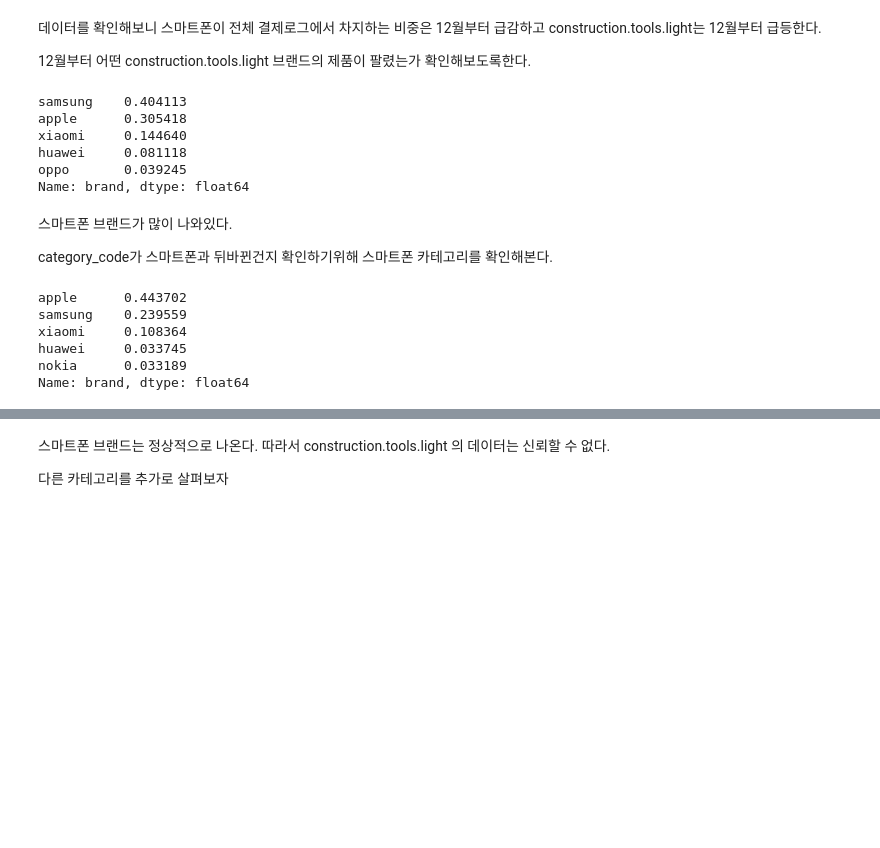
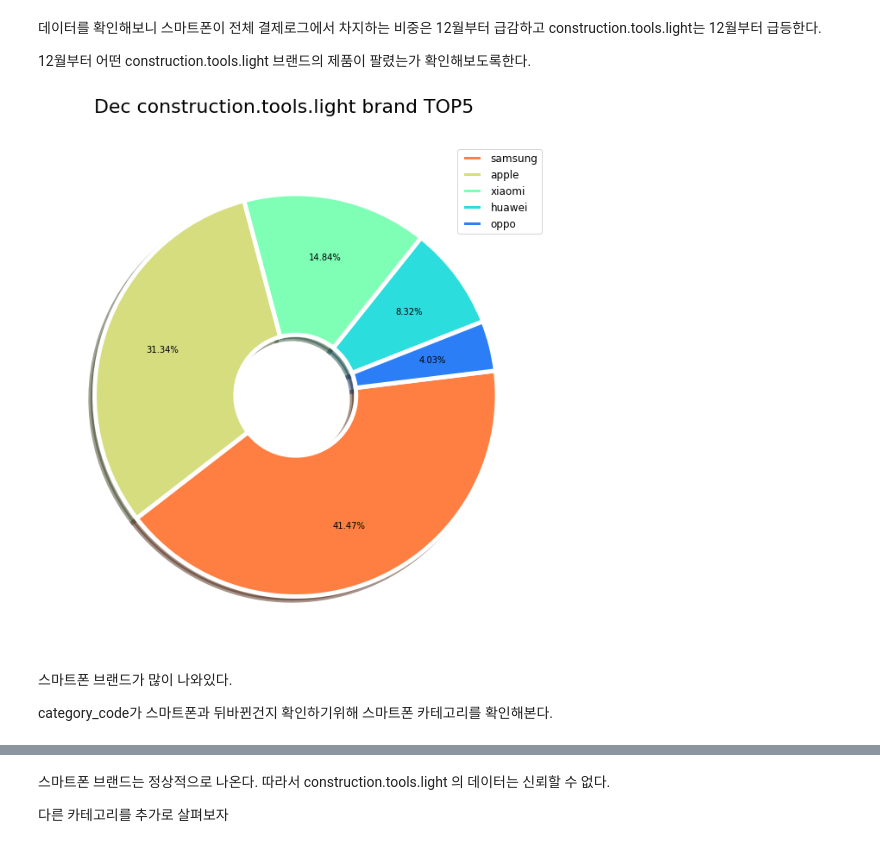
Before and after one commit to Sungpil3/Code_States_Project2, a Jupyter notebook: E-commerce_Analysis/data_problem.ipynb, the cells around one changed output, grey strips where cells are left out. Drawn from its saved outputs; the diff is of its cells as text; code cells hidden in the pictures; blank space fills up the shorter version.

Commit message:
data_problem 수정

```diff
--- a/E-commerce_Analysis/data_problem.ipynb
+++ b/E-commerce_Analysis/data_problem.ipynb
@@ -5,7 +5,31 @@ import pandas as pd
 import plotly.graph_objects as go
 import plotly.express as px
 from my_function import to_hour_category
+import seaborn as sns
+import matplotlib.pyplot as plt
 pd.options.display.max_columns = None
+
+def make_pie_chart(arg_df, arg_label, arg_value, arg_title):
+    fig, ax = plt.subplots(1, 1, figsize=(15, 9))
+    fig.suptitle(arg_title, fontsize=22)
+    fig.subplots_adjust(left=0.125, bottom=0., right=0.9, top=0.9, wspace=0.2, hspace=0.4)
+    sns.axes_style(style='darkgrid')
+
+    # 들어갈 라벨
+    labels=arg_df[arg_label]
+
+    # 색설정 및 몇개 색이 필요한지 len값으로 설정
+    colors = sns.color_palette('rainbow_r',len(arg_df[arg_label]))
+
+    # 하얀색 테두리 그리기
+    wedgeprops={'width': 0.7, 'edgecolor': 'w', 'linewidth': 5}
+
+    # price에 대한 파이나누기(소숫점 둘째점까지 표현)
+    plt.pie(arg_df[arg_value], autopct = "%1.2f%%", pctdistance=0.7,
+    startangle=7, counterclock=False, shadow=True, colors=colors, wedgeprops=wedgeprops)
+    plt.legend(labels, fontsize = 12, loc = 'upper right')
+    plt.show()
+
 def load_data():
     # 데이터 불러오기
     df = pd.read_pickle("../../discarded_data/groupby_time_data.pkl")
@@ -65,24 +89,12 @@ del temp_df
 # %%
 # 12월에 팔린 로그만 모아둔 데이터를 불러와서 브랜드를 확인해보자
 df = pd.read_parquet("../../discarded_data/purchase_2019-Dec.parquet.gzip")
-df[df["category_code"] == "construction.tools.light"]["brand"].value_counts(normalize=True)[:5]
+temp_df = df[df["category_code"] == "construction.tools.light"]["brand"].value_counts()[:5] * 100
+temp_df = pd.DataFrame(temp_df).reset_index()
+make_pie_chart(temp_df, "index", "brand", "Dec construction.tools.light brand TOP5")
 # %% [output]
-samsung    0.404113
-apple      0.305418
-xiaomi     0.144640
-huawei     0.081118
-oppo       0.039245
-Name: brand, dtype: float64
+[figure, added]
 # %% [markdown]
 스마트폰 브랜드가 많이 나와있다.
 
 category_code가 스마트폰과 뒤바뀐건지 확인하기위해 스마트폰 카테고리를 확인해본다.
-# %%
-df[df["category_code"] == "electronics.smartphone"]["brand"].value_counts(normalize=True)[:5]
-# %% [output]
-apple      0.443702
-samsung    0.239559
-xiaomi     0.108364
-huawei     0.033745
-nokia      0.033189
-Name: brand, dtype: float64
```
Also changed, not shown: parts of 18 cells of this notebook.
